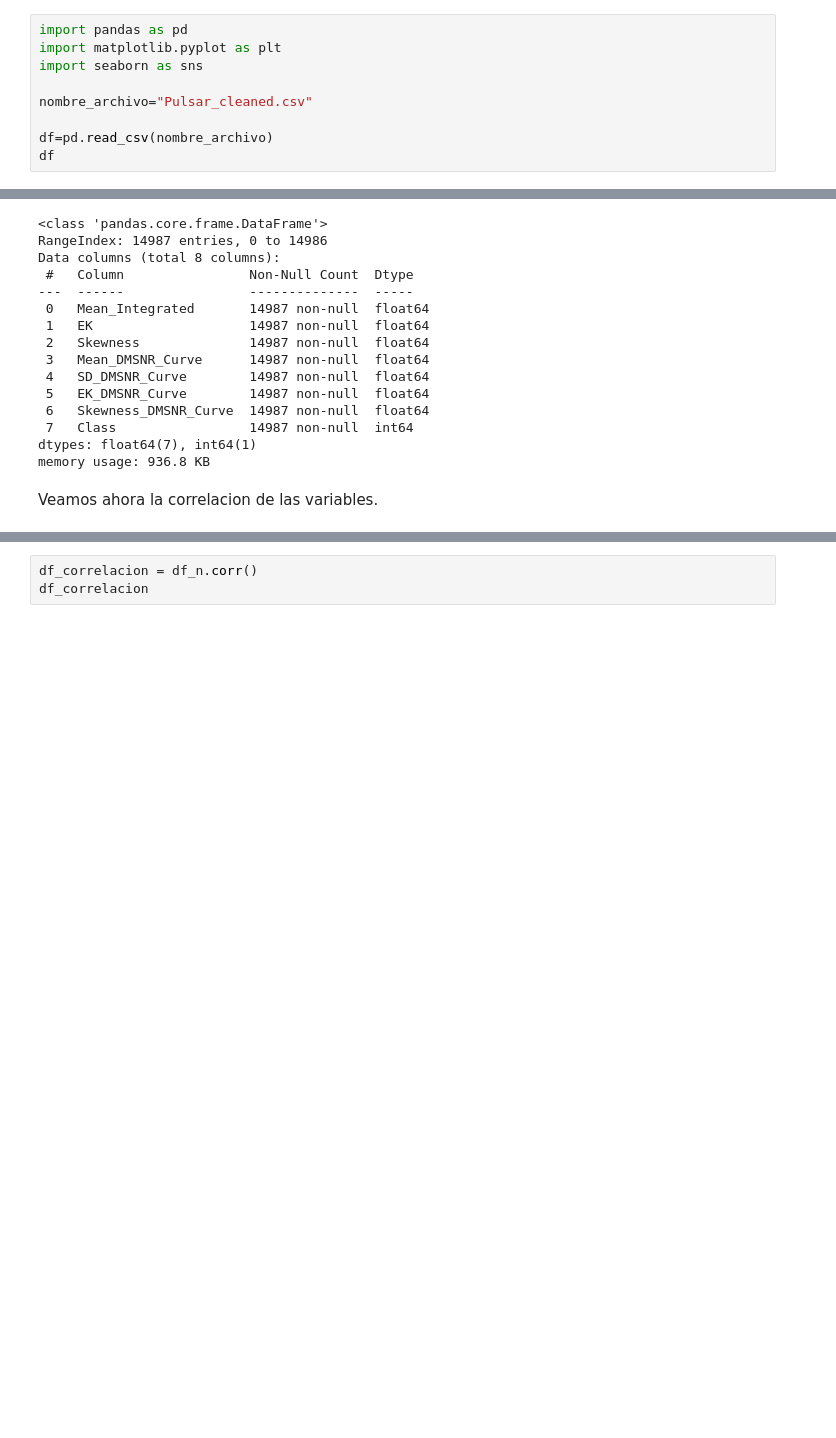
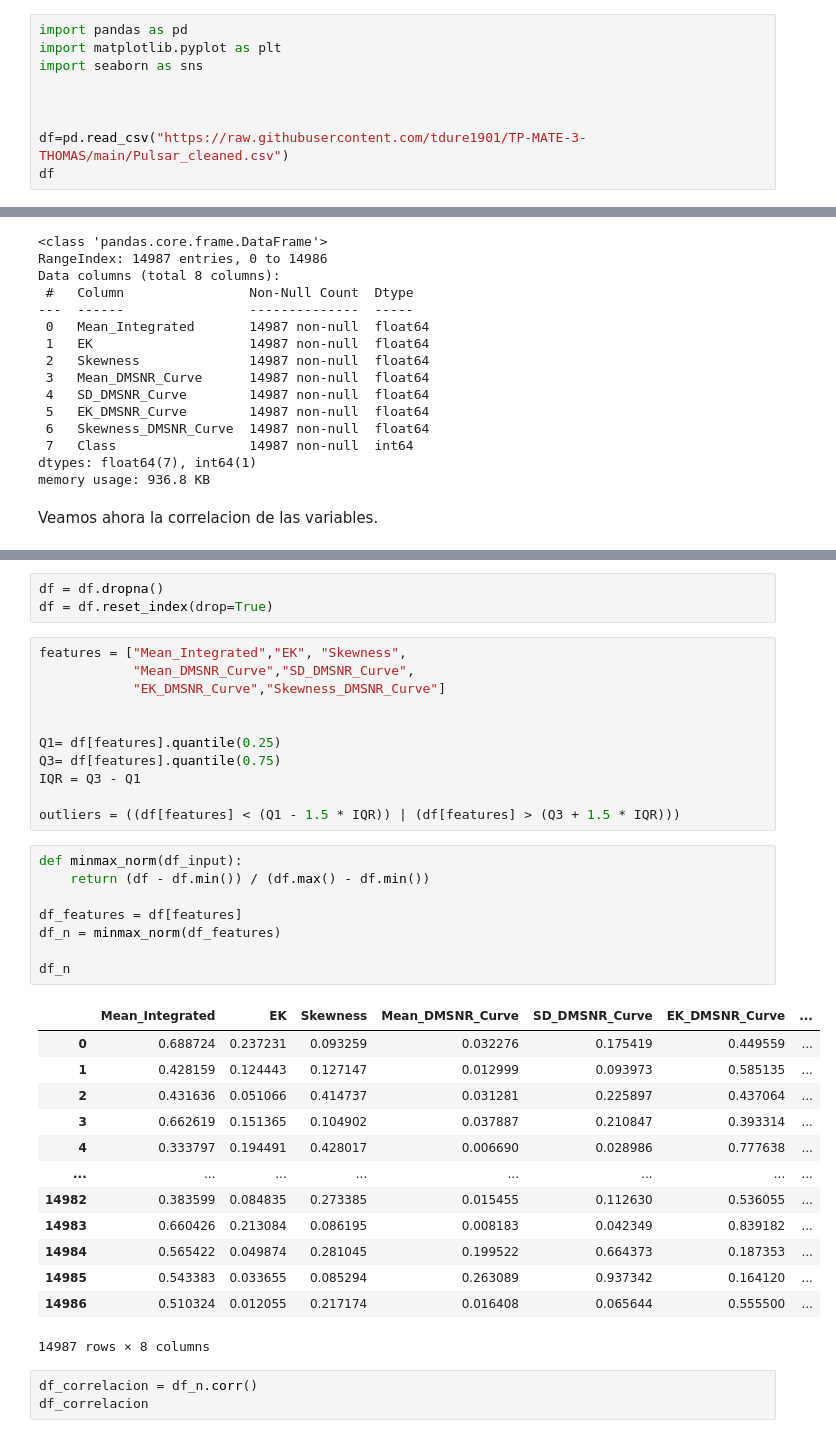
Before and after one commit to tdure1901/TP-MATE-3-THOMAS-DURE, a Jupyter notebook: TP_MATE_3_TDURE.ipynb, the cells around one changed output, grey strips where cells are left out. Cells and saved outputs as stored; diff of their text form; blank space fills up the shorter version.

```diff
--- a/TP_MATE_3_TDURE.ipynb
+++ b/TP_MATE_3_TDURE.ipynb
@@ -20,9 +11,9 @@ import pandas as pd
 import matplotlib.pyplot as plt
 import seaborn as sns
 
-nombre_archivo="Pulsar_cleaned.csv"
 
-df=pd.read_csv(nombre_archivo)
+
+df=pd.read_csv("https://raw.githubusercontent.com/tdure1901/TP-MATE-3-THOMAS/main/Pulsar_cleaned.csv")
 df
 # %% [output]
 |  | Mean_Integrated | EK | Skewness | Mean_DMSNR_Curve | SD_DMSNR_Curve | EK_DMSNR_Curve | ... |
@@ -101,3 +78,39 @@ df_n.describe()
+# %%
+df = df.dropna()
+df = df.reset_index(drop=True)
+# %%
+features = ["Mean_Integrated","EK", "Skewness",
+            "Mean_DMSNR_Curve","SD_DMSNR_Curve",
+            "EK_DMSNR_Curve","Skewness_DMSNR_Curve"]
+
+
+Q1= df[features].quantile(0.25)
+Q3= df[features].quantile(0.75)
+IQR = Q3 - Q1
+
+outliers = ((df[features] < (Q1 - 1.5 * IQR)) | (df[features] > (Q3 + 1.5 * IQR)))
+# %%
+def minmax_norm(df_input):
+    return (df - df.min()) / (df.max() - df.min())
+
+df_features = df[features]
+df_n = minmax_norm(df_features)
+
+df_n
+# %% [output]
+|  | Mean_Integrated | EK | Skewness | Mean_DMSNR_Curve | SD_DMSNR_Curve | EK_DMSNR_Curve | ... |
+| 0 | 0.688724 | 0.237231 | 0.093259 | 0.032276 | 0.175419 | 0.449559 | ... |
+| 1 | 0.428159 | 0.124443 | 0.127147 | 0.012999 | 0.093973 | 0.585135 | ... |
+| 2 | 0.431636 | 0.051066 | 0.414737 | 0.031281 | 0.225897 | 0.437064 | ... |
+| 3 | 0.662619 | 0.151365 | 0.104902 | 0.037887 | 0.210847 | 0.393314 | ... |
+| 4 | 0.333797 | 0.194491 | 0.428017 | 0.006690 | 0.028986 | 0.777638 | ... |
+| ... | ... | ... | ... | ... | ... | ... | ... |
+| 14982 | 0.383599 | 0.084835 | 0.273385 | 0.015455 | 0.112630 | 0.536055 | ... |
+| 14983 | 0.660426 | 0.213084 | 0.086195 | 0.008183 | 0.042349 | 0.839182 | ... |
+| 14984 | 0.565422 | 0.049874 | 0.281045 | 0.199522 | 0.664373 | 0.187353 | ... |
+| 14985 | 0.543383 | 0.033655 | 0.085294 | 0.263089 | 0.937342 | 0.164120 | ... |
+| 14986 | 0.510324 | 0.012055 | 0.217174 | 0.016408 | 0.065644 | 0.555500 | ... |
+14987 rows × 8 columns
 # %%
 df_correlacion = df_n.corr()
 df_correlacion
```
Also changed, not shown: parts of 24 cells of this notebook, 1 other file.
